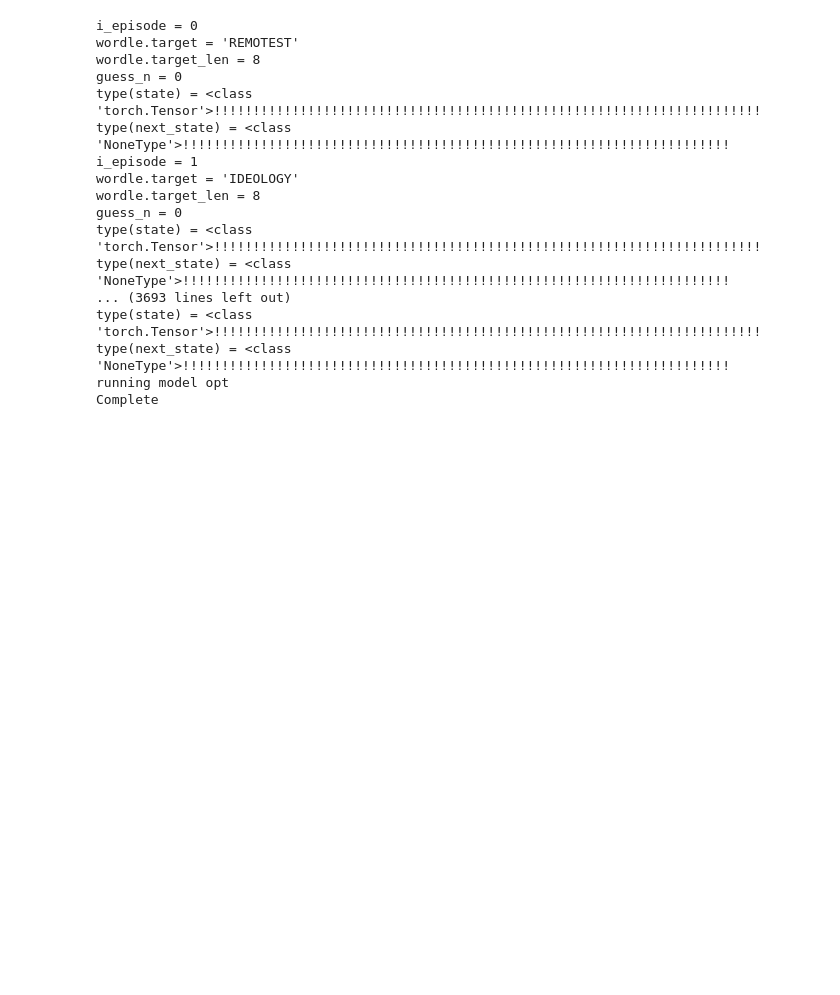
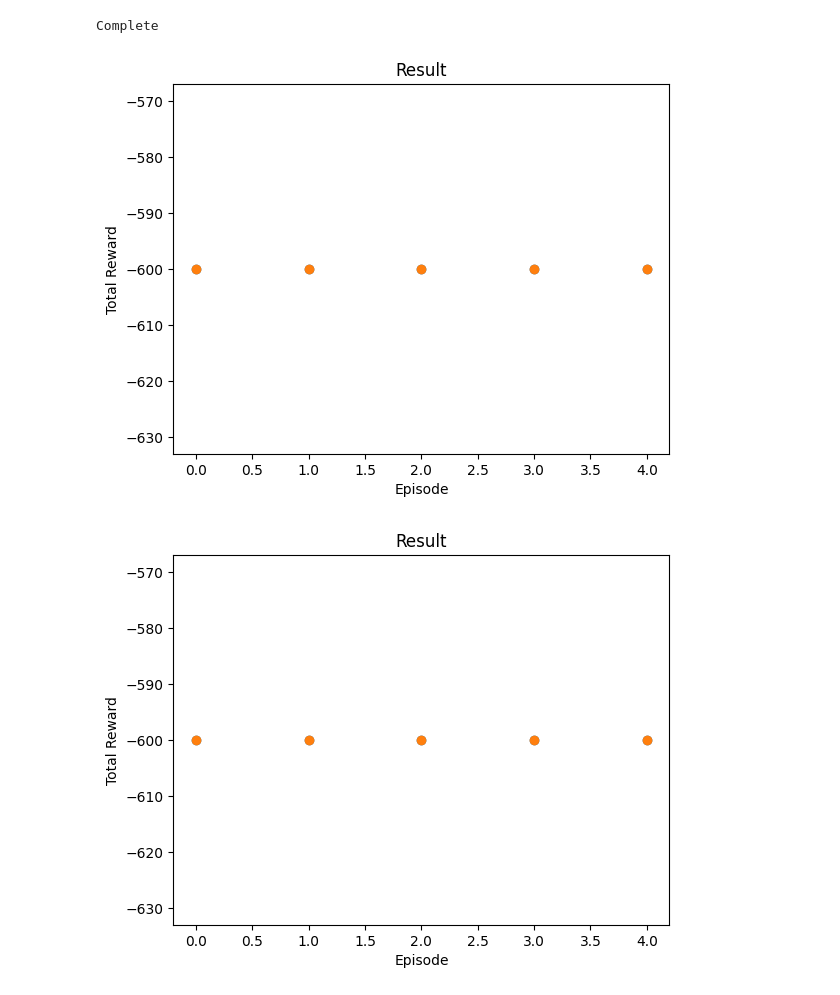
Before and after one commit to jmlazaro25/wordle_stuff, a Jupyter notebook: notebooks/wordle_net_exp.ipynb, the cells around one changed output. Cells and saved outputs as stored; diff of their text form; code cells hidden in the pictures; blank space fills up the shorter version.

Commit message:
add plotting to notebook (rm empty)

```diff
--- a/notebooks/wordle_net_exp.ipynb
+++ b/notebooks/wordle_net_exp.ipynb
@@ -39,11 +39,16 @@ class ReplayMemory(object):
     def __len__(self):
         return len(self.memory)
 # %%
+import os
+import sys
+parent_dir = '/'.join(os.getcwd().split('/')[:-1])
+sys.path.append(parent_dir)
+
 from wordle import Wordle
 from wordle import load_vocab
 
 
-all_words = load_vocab()
+all_words = load_vocab(f'../corncob_caps.txt')
 n_actions = len(all_words)
 
 
@@ -165,14 +170,14 @@ from collections import defaultdict
 if torch.cuda.is_available():
     num_episodes = 600
 else:
-    num_episodes = 500
+    num_episodes = 5
 
 def get_reward(state, guess_n, target_len, invalid: bool) -> float:
-    print(f'{guess_n = }')
+    #print(f'{guess_n = }')
     if invalid:
-        return -100.
+        return -100. * (Wordle.max_attempts - guess_n)
     reward = -10.
-    print(f'{state[Wordle.hint_channel, guess_n - 1] = }')
+    #print(f'{state[Wordle.hint_channel, guess_n - 1] = }')
     for space in range(target_len):
         hint = state[Wordle.hint_channel, guess_n - 1, space]
         if hint == Wordle.char_not_used:
@@ -181,19 +186,44 @@ def get_reward(state, guess_n, target_len, invalid: bool) -> float:
             reward += 1.
         else: # hint == Wordle.char_elsewhere:
             reward += 0.
-    print(f'{reward / target_len = }')
+    #print(f'{reward / target_len = }')
     return reward / target_len
 
+def plot_history(rewards: list[float], episode_n: int, show_result: bool = False):
+    plt.figure(1)
+    if show_result:
+        plt.title('Result')
+    else:
+        plt.clf()
+        plt.title('Training...')
+    plt.xlabel('Episode')
+    plt.ylabel('Total Reward')
+    plt.scatter(tuple(range(episode_n + 1)), rewards)
+    # Take 100 episode averages and plot them too
+    #if len(durations_t) >= 100:
+    #    means = durations_t.unfold(0, 100, 1).mean(1).view(-1)
+    #    means = torch.cat((torch.zeros(99), means))
+    #    plt.plot(means.numpy())
 
+    #plt.pause(0.001)  # pause a bit so that plots are updated
+    if is_ipython:
+        if not show_result:
+            display.display(plt.gcf())
+            display.clear_output(wait=True)
+        else:
+            display.display(plt.gcf())
+
+rewards = []
 for i_episode in range(num_episodes):
-    print(f'{i_episode = }')
+    #print(f'{i_episode = }')
     wordle = Wordle(all_words)
-    print(f'{wordle.target = }')
-    print(f'{wordle.target_len = }')
+    #print(f'{wordle.target = }')
+    #print(f'{wordle.target_len = }')
     state = wordle.state
     state = torch.tensor(state, dtype=torch.float32, device=device).unsqueeze(0)
     #next_state = state
     status = Wordle.ongoing
+    reward_total = 0
     while status == Wordle.ongoing:
         #print(f'state size in loop: {state.size()}')
         #print(f'state in loop: {state}')
@@ -210,51 +240,42 @@ for i_episode in range(num_episodes):
         reward = get_reward(
             next_state,
             wordle.attempts_made,
             wordle.target_len,
             invalid=invalid_guess
         )
         if not invalid_guess:
             next_state = torch.tensor(next_state, dtype=torch.float32, device=device).unsqueeze(0)
         reward = torch.tensor([reward], device=device)
 
         # Store the transition in memory
         memory.push(state, action, next_state, reward)
+        reward_total += reward
         state = next_state
 
         # Perform one step of the optimization (on the policy network)
         optimize_model()
 
         # Soft update of the target network's weights
         # θ′ ← τ θ + (1 −τ )θ′
         target_net_state_dict = target_net.state_dict()
         policy_net_state_dict = policy_net.state_dict()
         for key in policy_net_state_dict:
             target_net_state_dict[key] = policy_net_state_dict[key]*TAU + target_net_state_dict[key]*(1-TAU)
         target_net.load_state_dict(target_net_state_dict)
 
+        if status != Wordle.ongoing:
+            rewards.append(reward_total)
+            plot_history(rewards, i_episode)
+
 
 print('Complete')
-#plot_durations(show_result=True)
-#plt.ioff()
+plot_history(rewards, i_episode, show_result=True);
+plt.ioff();
 #plt.show()
 # %% [output]
-i_episode = 0
-wordle.target = 'REMOTEST'
-wordle.target_len = 8
-guess_n = 0
-type(state) = <class 'torch.Tensor'>!!!!!!!!!!!!!!!!!!!!!!!!!!!!!!!!!!!!!!!!!!!!!!!!!!!!!!!!!!!!!!!!!!!!!!
-type(next_state) = <class 'NoneType'>!!!!!!!!!!!!!!!!!!!!!!!!!!!!!!!!!!!!!!!!!!!!!!!!!!!!!!!!!!!!!!!!!!!!!!
-i_episode = 1
-wordle.target = 'IDEOLOGY'
-wordle.target_len = 8
-guess_n = 0
-type(state) = <class 'torch.Tensor'>!!!!!!!!!!!!!!!!!!!!!!!!!!!!!!!!!!!!!!!!!!!!!!!!!!!!!!!!!!!!!!!!!!!!!!
-type(next_state) = <class 'NoneType'>!!!!!!!!!!!!!!!!!!!!!!!!!!!!!!!!!!!!!!!!!!!!!!!!!!!!!!!!!!!!!!!!!!!!!!
-... (3693 lines left out)
-type(state) = <class 'torch.Tensor'>!!!!!!!!!!!!!!!!!!!!!!!!!!!!!!!!!!!!!!!!!!!!!!!!!!!!!!!!!!!!!!!!!!!!!!
-type(next_state) = <class 'NoneType'>!!!!!!!!!!!!!!!!!!!!!!!!!!!!!!!!!!!!!!!!!!!!!!!!!!!!!!!!!!!!!!!!!!!!!!
-running model opt
 Complete
+[figure, added]
+[figure, added]
 # %%
 game = Wordle(all_words)
 print(f'{game.target = }')
```
Also changed, not shown: parts of 2 cells of this notebook.
